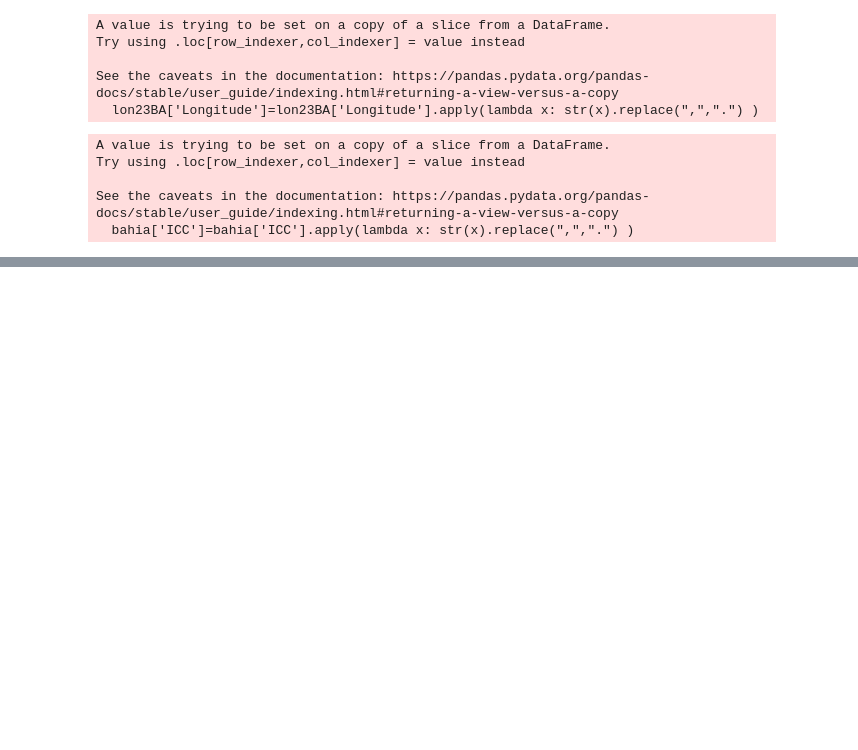
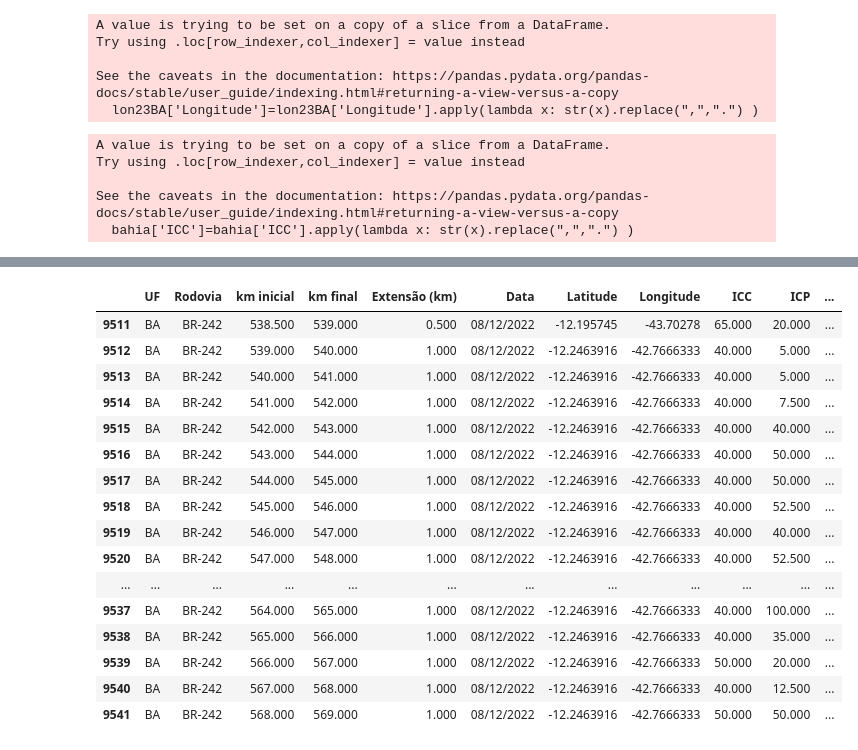
Before and after one commit to WandersonGustavo/Imersao_Alura_Aula_04, a Jupyter notebook: dnit_dados2.ipynb, the cells around one changed output, grey strips where cells are left out. Cells and saved outputs as stored; diff of their text form; code cells hidden in the pictures; blank space fills up the shorter version.

```diff
--- a/dnit_dados2.ipynb
+++ b/dnit_dados2.ipynb
@@ -304,0 +231,2 @@ bahia['ICC']=bahia['ICC'].apply(lambda x: str(x).replace(",",".") )
+# %%
+bahia['Latitude']=bahia['Latitude'].apply(lambda x: str(x).replace(",",".") )
@@ -304,0 +235,2 @@ bahia['ICC']=bahia['ICC'].apply(lambda x: str(x).replace(",",".") )
+# %%
+bahia['km inicial']=bahia['km inicial'].apply(lambda x: str(x).replace(",",".") )
@@ -304,0 +239,2 @@ bahia['ICC']=bahia['ICC'].apply(lambda x: str(x).replace(",",".") )
+# %%
+bahia['km final']=bahia['km final'].apply(lambda x: str(x).replace(",",".") )
@@ -304,0 +243,2 @@ bahia['ICC']=bahia['ICC'].apply(lambda x: str(x).replace(",",".") )
+# %%
+bahia['Extensão (km)']=bahia['Extensão (km)'].apply(lambda x: str(x).replace(",",".") )
@@ -305,2 +250,22 @@ bahia['ICC']=bahia['ICC'].apply(lambda x: str(x).replace(",",".") )
+# %%
+bahia
+# %% [output]
+|  | UF | Rodovia | km inicial | km final | Extensão (km) | Data | Latitude | Longitude | ICC | ICP | ... |
+| 9511 | BA | BR-242 | 538.500 | 539.000 | 0.500 | 08/12/2022 | -12.195745 | -43.70278 | 65.000 | 20.000 | ... |
+| 9512 | BA | BR-242 | 539.000 | 540.000 | 1.000 | 08/12/2022 | -12.2463916 | -42.7666333 | 40.000 | 5.000 | ... |
+| 9513 | BA | BR-242 | 540.000 | 541.000 | 1.000 | 08/12/2022 | -12.2463916 | -42.7666333 | 40.000 | 5.000 | ... |
+| 9514 | BA | BR-242 | 541.000 | 542.000 | 1.000 | 08/12/2022 | -12.2463916 | -42.7666333 | 40.000 | 7.500 | ... |
+| 9515 | BA | BR-242 | 542.000 | 543.000 | 1.000 | 08/12/2022 | -12.2463916 | -42.7666333 | 40.000 | 40.000 | ... |
+| 9516 | BA | BR-242 | 543.000 | 544.000 | 1.000 | 08/12/2022 | -12.2463916 | -42.7666333 | 40.000 | 50.000 | ... |
+| 9517 | BA | BR-242 | 544.000 | 545.000 | 1.000 | 08/12/2022 | -12.2463916 | -42.7666333 | 40.000 | 50.000 | ... |
+| 9518 | BA | BR-242 | 545.000 | 546.000 | 1.000 | 08/12/2022 | -12.2463916 | -42.7666333 | 40.000 | 52.500 | ... |
+| 9519 | BA | BR-242 | 546.000 | 547.000 | 1.000 | 08/12/2022 | -12.2463916 | -42.7666333 | 40.000 | 40.000 | ... |
+| 9520 | BA | BR-242 | 547.000 | 548.000 | 1.000 | 08/12/2022 | -12.2463916 | -42.7666333 | 40.000 | 52.500 | ... |
+| ... | ... | ... | ... | ... | ... | ... | ... | ... | ... | ... | ... |
+| 9537 | BA | BR-242 | 564.000 | 565.000 | 1.000 | 08/12/2022 | -12.2463916 | -42.7666333 | 40.000 | 100.000 | ... |
+| 9538 | BA | BR-242 | 565.000 | 566.000 | 1.000 | 08/12/2022 | -12.2463916 | -42.7666333 | 40.000 | 35.000 | ... |
+| 9539 | BA | BR-242 | 566.000 | 567.000 | 1.000 | 08/12/2022 | -12.2463916 | -42.7666333 | 50.000 | 20.000 | ... |
+| 9540 | BA | BR-242 | 567.000 | 568.000 | 1.000 | 08/12/2022 | -12.2463916 | -42.7666333 | 40.000 | 12.500 | ... |
+| 9541 | BA | BR-242 | 568.000 | 569.000 | 1.000 | 08/12/2022 | -12.2463916 | -42.7666333 | 50.000 | 50.000 | ... |
 # %%
 np.corrcoef(entradaM,saidaM)
```
Also changed, not shown: parts of 27 cells of this notebook.
